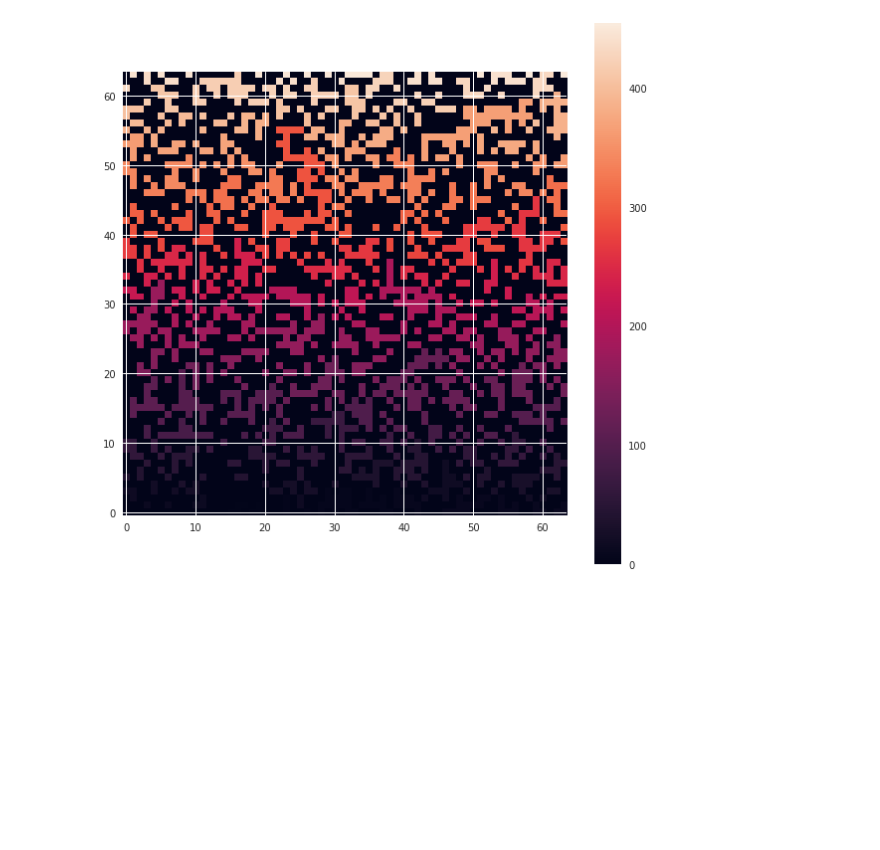
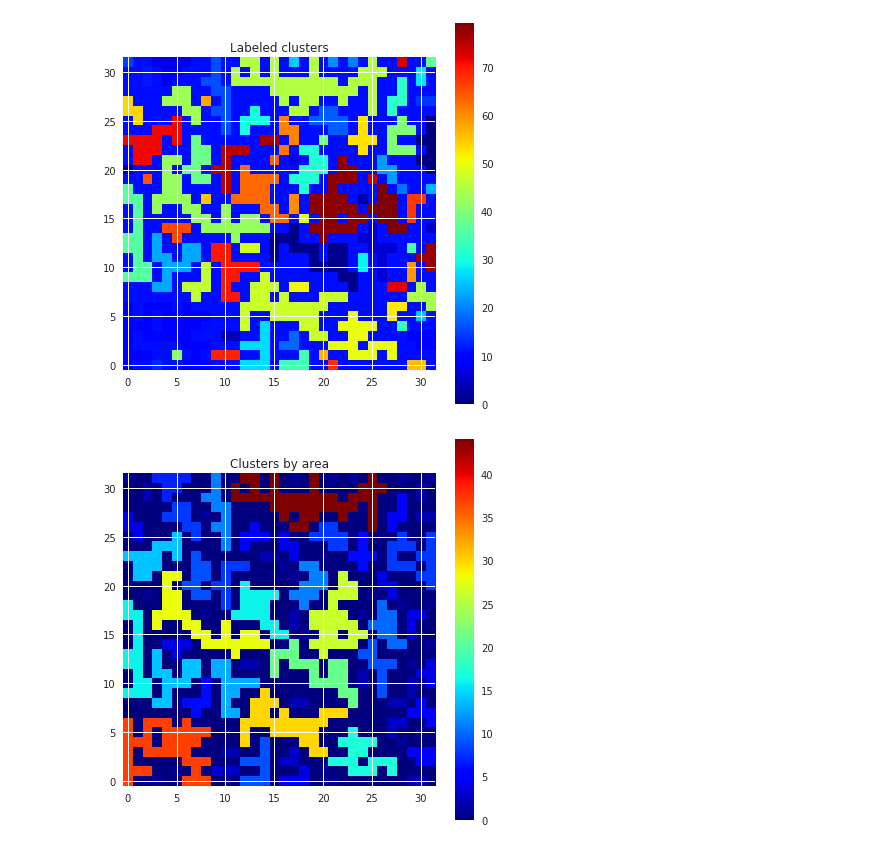
Before and after one commit to pauliwu/FYS4460, a Jupyter notebook: Project4/correlation.ipynb, the cells around one changed output. Saved outputs shown, nothing was run; the diff lists cells and outputs as text; code cells hidden in the pictures; blank space fills up the shorter version.

```diff
--- a/Project4/correlation.ipynb
+++ b/Project4/correlation.ipynb
@@ -7,11 +7,12 @@ from pylab import *
 # %%
 sns.set()
 sys.path.insert(0, '/home/andreas/Code/Software/Diamond_Square')
-rcParams['figure.figsize'] = [10, 10]
+rcParams['figure.figsize'] = [7, 7]
 # %%
 from methods import *
 
-ds_steps = 6
+ds_steps = 5
+p = 0.5
 max_rnd = 1.0
 plot_type = '3d'
 
@@ -22,10 +23,6 @@ final_height_map = f_dsmain(seeded_map, ds_steps, max_index, max_rnd)
 final_height_map += abs(final_height_map.min())
 final_height_map /= abs(final_height_map.max())
 
-final_blurred = gaussian_filter(final_height_map, sigma=2)
+final_blurred = gaussian_filter(final_height_map, sigma=0)
 f_plotting(final_blurred, max_index, plot_type)
-
-imshow(final_blurred, origin='lower', interpolation='nearest')
-colorbar()
-show()
 # %% [output]
@@ -34,8 +30,7 @@ show()
 # %%
-p = 0.4
 z = final_blurred < p
-lw, num = measurements.label(z)
-imshow(lw, origin='lower', interpolation='nearest')
+
+imshow(z, origin='lower', interpolation='nearest', cmap='jet')
 colorbar()
 show()
 # %% [output]
@@ -53,7 +69,21 @@ show()
 # %%
 lw, num = measurements.label(z)
-imshow(lw, origin='lower', interpolation='nearest')
+
+b = arange(lw.max() + 1)
+shuffle(b)
+shuffledLw = b[lw]
+imshow(shuffledLw, origin='lower', interpolation='nearest', cmap='jet')
 colorbar()
+title("Labeled clusters")
 show()
 # %% [output]
-[figure, old version]
+[figure, new version]
+# %%
+area = measurements.sum(z, lw, index=arange(lw.max() + 1))
+areaImg = area[lw]
+im3 = imshow(areaImg, origin='lower', interpolation='nearest', cmap='jet')
+colorbar()
+title("Clusters by area")
+show()
+# %% [output]
+[figure, added]
```
Also changed, not shown: parts of 5 cells of this notebook.
